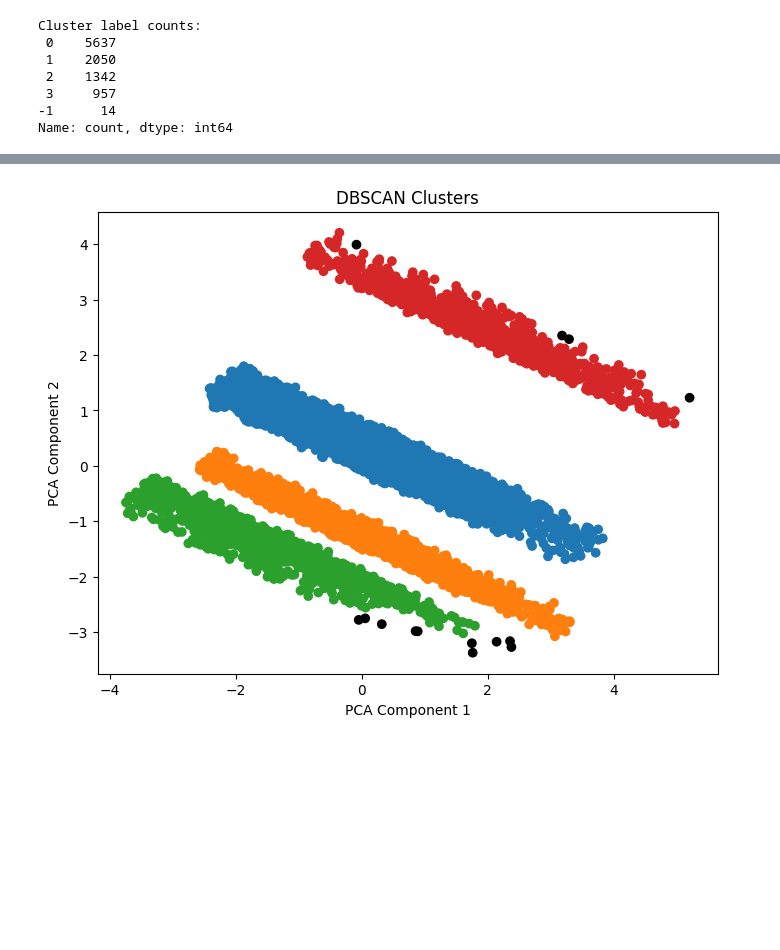
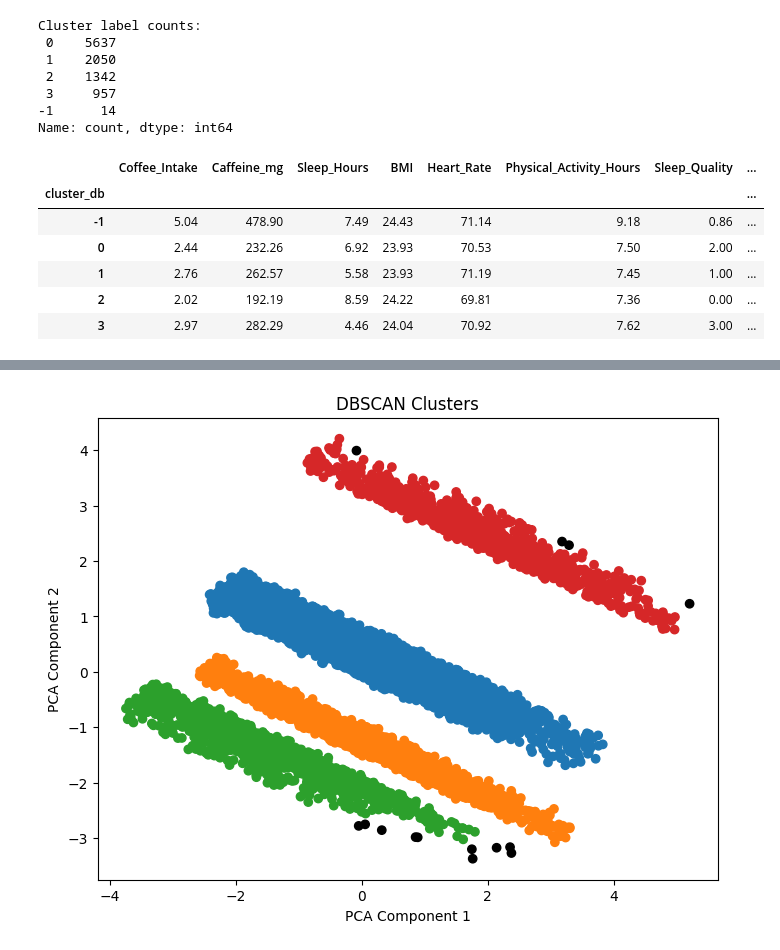
Before and after one commit to kanika-07cs/Coffee_Clustering_Task, a Jupyter notebook: Task.ipynb, the cells around one changed output, grey strips where cells are left out. Cells and saved outputs as stored; diff of their text form; code cells hidden in the pictures; blank space fills up the shorter version.

```diff
--- a/Task.ipynb
+++ b/Task.ipynb
@@ -245,3 +254,15 @@ Cluster label counts:
  3     957
 -1      14
 Name: count, dtype: int64
+# %%
+df['cluster_db'] = labels_db
+summary = df[features].groupby(df['cluster_db']).mean().round(2)
+display(summary)
+# %% [output]
+|  | Coffee_Intake | Caffeine_mg | Sleep_Hours | BMI | Heart_Rate | Physical_Activity_Hours | Sleep_Quality | ... |
+| cluster_db |  |  |  |  |  |  |  | ... |
+| -1 | 5.04 | 478.90 | 7.49 | 24.43 | 71.14 | 9.18 | 0.86 | ... |
+| 0 | 2.44 | 232.26 | 6.92 | 23.93 | 70.53 | 7.50 | 2.00 | ... |
+| 1 | 2.76 | 262.57 | 5.58 | 23.93 | 71.19 | 7.45 | 1.00 | ... |
+| 2 | 2.02 | 192.19 | 8.59 | 24.22 | 69.81 | 7.36 | 0.00 | ... |
+| 3 | 2.97 | 282.29 | 4.46 | 24.04 | 70.92 | 7.62 | 3.00 | ... |
```
Also changed, not shown: parts of 2 cells of this notebook.
